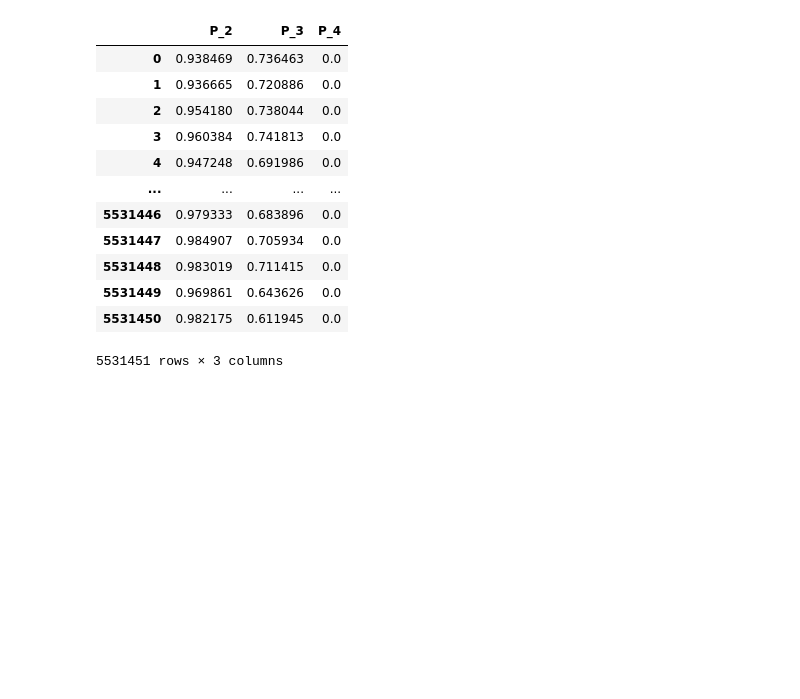
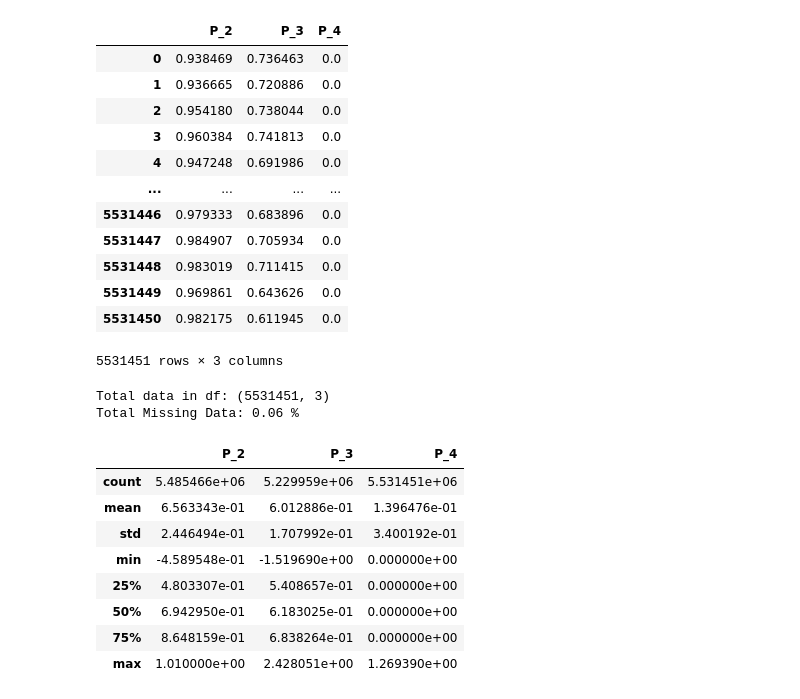
Before and after one commit to eutiagovski/amex-default-predicition, a Jupyter notebook: data-exploring/Amex_Default_Data_Exploring.ipynb, the cells around one changed output. Cells and saved outputs as stored; diff of their text form; code cells hidden in the pictures; blank space fills up the shorter version.

```diff
--- a/data-exploring/Amex_Default_Data_Exploring.ipynb
+++ b/data-exploring/Amex_Default_Data_Exploring.ipynb
@@ -148,3 +236,20 @@ df_p
 | 5531449 | 0.969861 | 0.643626 | 0.0 |
 | 5531450 | 0.982175 | 0.611945 | 0.0 |
 5531451 rows × 3 columns
+# %%
+print(f'Total data in df: {df_p.shape}')
+print(f'Total Missing Data: {(df_p.isnull().sum().sum() / df_p.shape[0]).round(2)} %')
+
+df_p.describe()
+# %% [output]
+Total data in df: (5531451, 3)
+Total Missing Data: 0.06 %
+|  | P_2 | P_3 | P_4 |
+| count | 5.485466e+06 | 5.229959e+06 | 5.531451e+06 |
+| mean | 6.563343e-01 | 6.012886e-01 | 1.396476e-01 |
+| std | 2.446494e-01 | 1.707992e-01 | 3.400192e-01 |
+| min | -4.589548e-01 | -1.519690e+00 | 0.000000e+00 |
+| 25% | 4.803307e-01 | 5.408657e-01 | 0.000000e+00 |
+| 50% | 6.942950e-01 | 6.183025e-01 | 0.000000e+00 |
+| 75% | 8.648159e-01 | 6.838264e-01 | 0.000000e+00 |
+| max | 1.010000e+00 | 2.428051e+00 | 1.269390e+00 |
```
Also changed, not shown: parts of 18 cells of this notebook.
